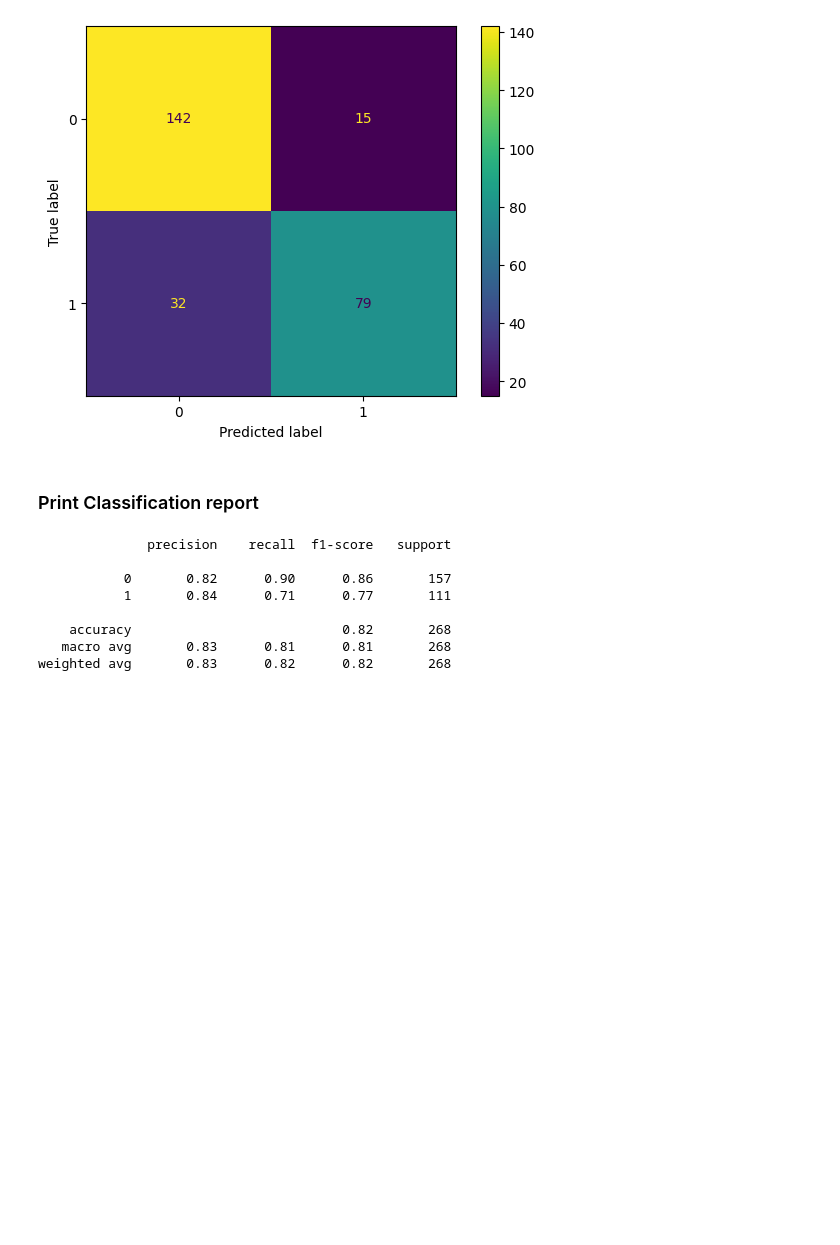
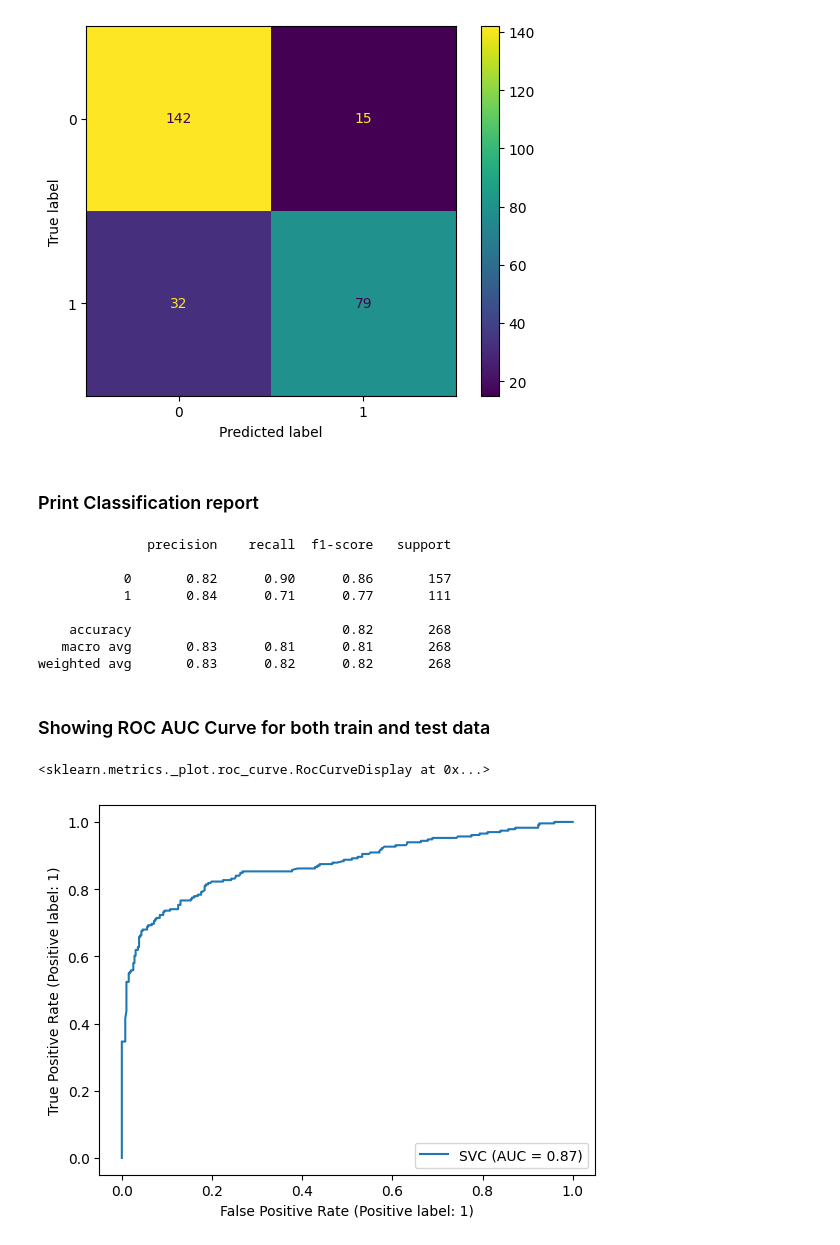
Before and after one commit to utkarshg1/VSCode_Thu_Fri_6_8pm, a Jupyter notebook: Algorithm Evaluation/AlgoEvaluation.ipynb, the cells around one changed output. Cells and saved outputs as stored; diff of their text form; code cells hidden in the pictures; blank space fills up the shorter version.

```diff
--- a/Algorithm Evaluation/AlgoEvaluation.ipynb
+++ b/Algorithm Evaluation/AlgoEvaluation.ipynb
@@ -316,6 +316,6 @@ results_df
 # %% [markdown]
 ### Create the SVM model
 # %%
-best_model = SVC()
+best_model = SVC(probability=True)
 best_model.fit(xtrain, ytrain)
 # %% [output]
@@ -388,3 +388,11 @@ print(classification_report(ytest, ypred_ts))
     accuracy                           0.82       268
    macro avg       0.83      0.81      0.81       268
 weighted avg       0.83      0.82      0.82       268
+# %% [markdown]
+### Showing ROC AUC Curve for both train and test data
+# %%
+from sklearn.metrics import RocCurveDisplay
+RocCurveDisplay.from_estimator(best_model, xtrain, ytrain)
+# %% [output]
+<sklearn.metrics._plot.roc_curve.RocCurveDisplay at 0x...>
+[figure, added]
```
Also changed, not shown: parts of 30 cells of this notebook, 1 other file.
